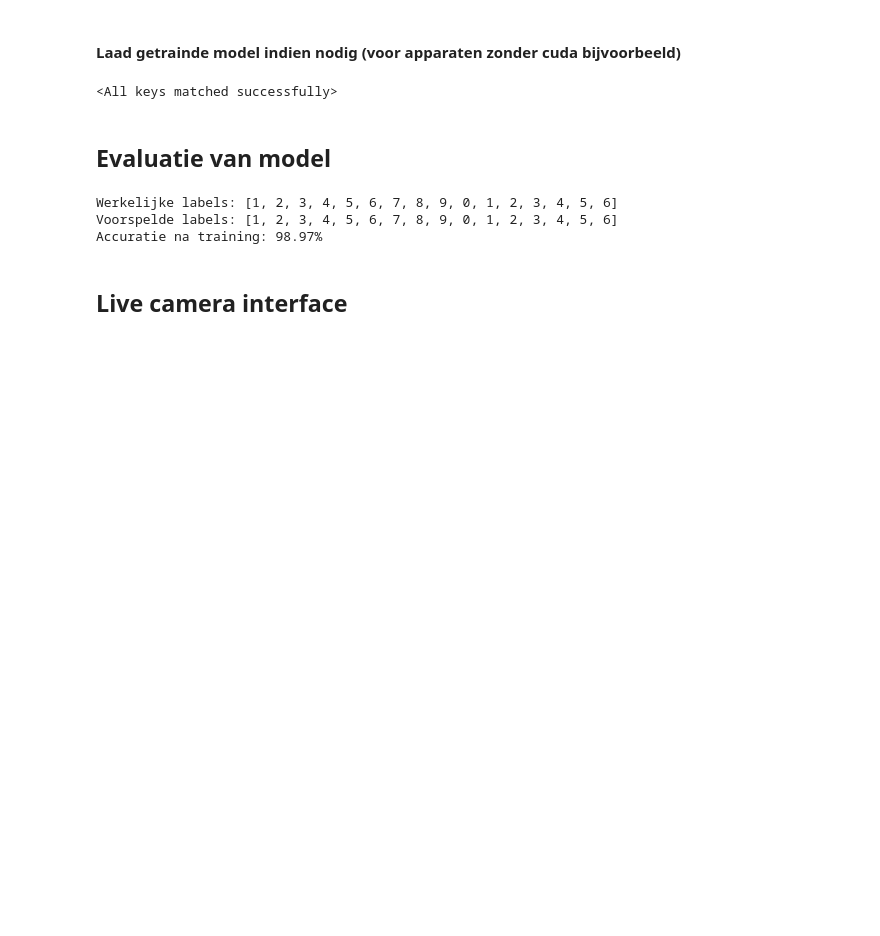
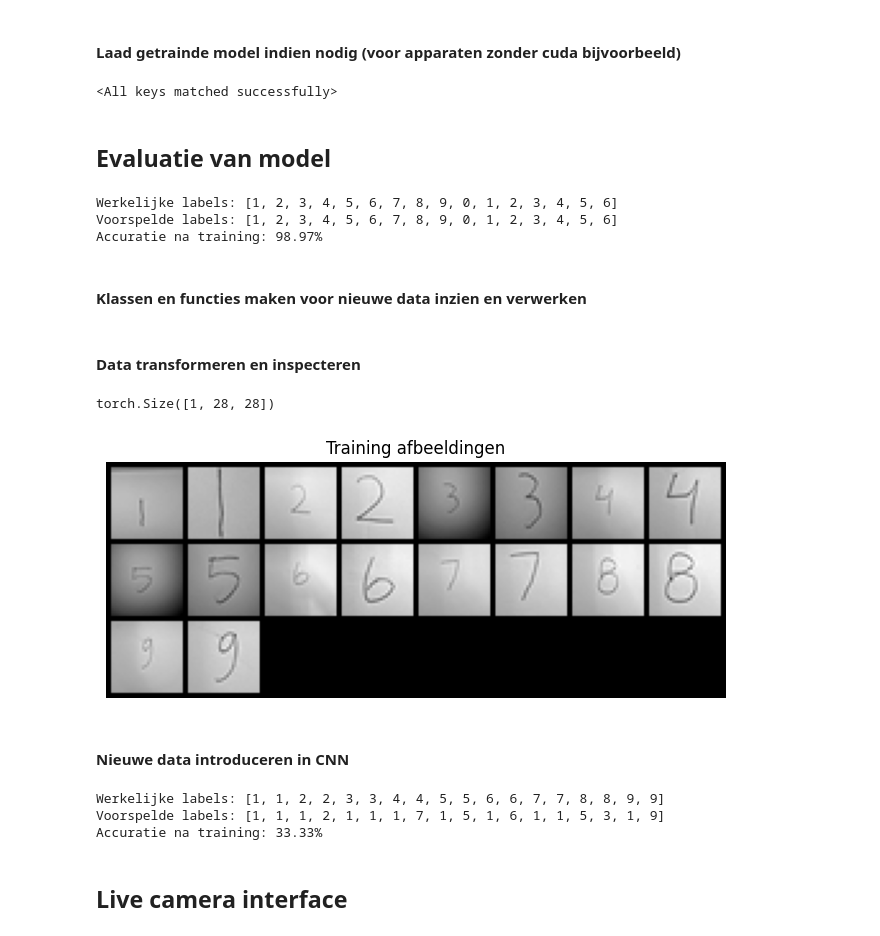
Before and after one commit to Boris2004/Neuraal_Netwerk_Project, a Jupyter notebook: CNN_model.ipynb, the cells around one changed output. Cells and saved outputs as stored; diff of their text form; code cells hidden in the pictures; blank space fills up the shorter version.

```diff
--- a/CNN_model.ipynb
+++ b/CNN_model.ipynb
@@ -325,3 +211,5 @@ print(f"Accuratie na training: {accuratie:.2f}%")
 Werkelijke labels: [1, 2, 3, 4, 5, 6, 7, 8, 9, 0, 1, 2, 3, 4, 5, 6]
 Voorspelde labels: [1, 2, 3, 4, 5, 6, 7, 8, 9, 0, 1, 2, 3, 4, 5, 6]
 Accuratie na training: 98.97%
+# %% [markdown]
+#### Klassen en functies maken voor nieuwe data inzien en verwerken
@@ -328,2 +253,50 @@ Accuratie na training: 98.97%
+# %% [markdown]
+#### Data transformeren en inspecteren
+# %%
+test_dataset = HandSchriftDataset("Afbeeldingen", transform=transform)
+afbeeldingen = []
+for i in range(0, len(test_dataset)):
+    image, label = test_dataset[i]
+    afbeeldingen.append(image)
+print(image.shape)
+
+afbeeldingen = torch.stack(afbeeldingen)
+
+plt.figure(figsize=(8,8))
+plt.axis('off')
+plt.title("Training afbeeldingen")
+
+grid_afbeeldingen = np.transpose(vutils.make_grid(afbeeldingen, padding=2, normalize=True), (1, 2, 0))
+
+plt.imshow(grid_afbeeldingen)
+plt.show()
+# %% [output]
+torch.Size([1, 28, 28])
+[figure, added]
+# %% [markdown]
+#### Nieuwe data introduceren in CNN
+# %%
+model.eval()
+correct_voorspeld = 0
+totaal_voorspeld = 0
+with torch.no_grad():
+    images = torch.stack([data[0] for data in test_dataset])
+    labels = torch.tensor([data[1] for data in test_dataset], dtype=torch.long)
+
+    images, labels = images.to(component), labels.to(component)
+    test_output = model(images)
+    _, predicted = torch.max(test_output, 1)
+    correct_voorspeld += (predicted == labels).sum().item()
+    totaal_voorspeld += labels.size(0)
+
+accuratie = correct_voorspeld / totaal_voorspeld * 100
+
+print("Werkelijke labels:", labels[:20].tolist())
+print("Voorspelde labels:", predicted[:20].tolist())
+print(f"Accuratie na training: {accuratie:.2f}%")
+# %% [output]
+Werkelijke labels: [1, 1, 2, 2, 3, 3, 4, 4, 5, 5, 6, 6, 7, 7, 8, 8, 9, 9]
+Voorspelde labels: [1, 1, 1, 2, 1, 1, 1, 7, 1, 5, 1, 6, 1, 1, 5, 3, 1, 9]
+Accuratie na training: 33.33%
 # %% [markdown]
 ## Live camera interface
```
Also changed, not shown: parts of 12 cells of this notebook, 19 other files.
